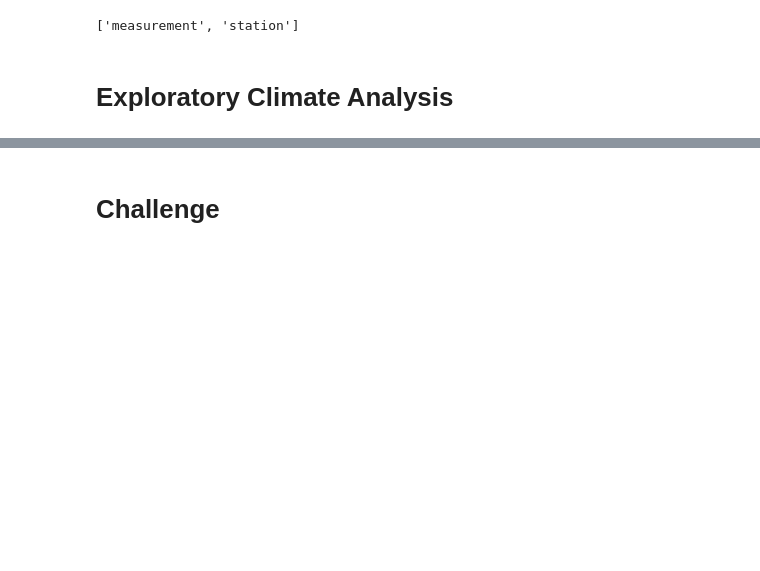
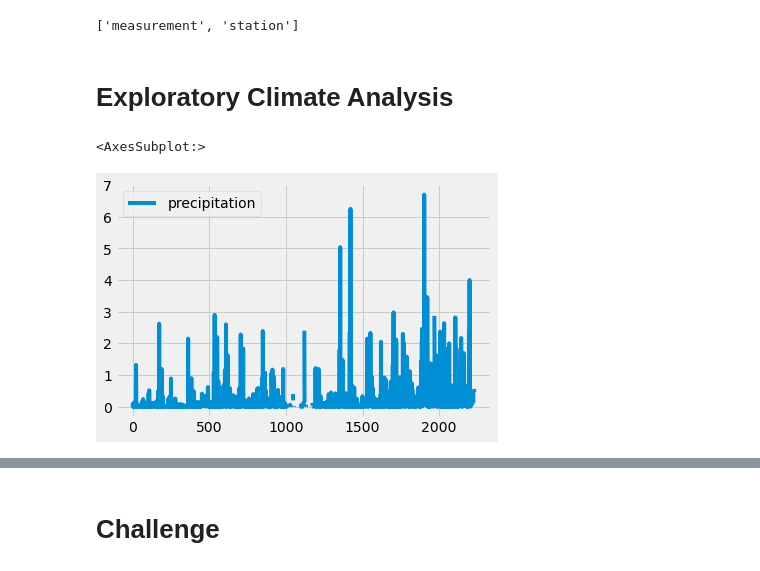
Before and after one commit to Ha-Duong-88/surfs_up, a Jupyter notebook: climate_analysis.ipynb, the cells around one changed output, grey strips where cells are left out. Drawn from its saved outputs; the diff is of its cells as text; code cells hidden in the pictures; blank space fills up the shorter version.

```diff
--- a/climate_analysis.ipynb
+++ b/climate_analysis.ipynb
@@ -64,7 +64,7 @@ Base.classes.keys()
 ## classes, we can give the classes new variable names.
 
 # Save references to each table
-Measurement = BAse.classes.measurement
+Measurement = Base.classes.measurement
 Statiion = Base.classes.station
 
 ## note first letter is capitalized to denote class
@@ -105,0 +80,62 @@ session = Session(engine)
+# %%
+## 9.2.1 - Retrieve precipitation data
+## 9.2.2 - Save query results
+
+# Design a query to retrieve the last 12 months of precipitation data and plot the results.
+#Starting from the last data point in the database.
+## We'll be creating a variable called prev_year and using the datetime dependency that we imported previously
+## This specifies only the most recent date
+## prev_year = dt.date(2017, 8, 23)
+## To calculate the the date one year back, we need to add dt.timedelta() function
+
+
+## This code allows us to trace back 365 days
+# Calculate the date one year from the last date in data set.
+prev_year = dt.date(2017, 8, 23) - dt.timedelta(days=365)
+
+## Define a new variable called results = []
+## Add our session that we created earlier so that we can query our database using session.query()
+## session.query() function is how we'll begin all of our queries in SQLAlchemy.
+## results = session.query(Measurement.date, Measurement.prcp)
+## Since we only want to see the most recent data, we need to filter out all the data that is older than a year from the
+## last record date --> use the filter() function to filter out data.
+## results = session.query(Measurement.date, Measurement.prcp)
+## print(results.all())
+## Last, we'll add a function that extracts all of the results from our query and put them in a list. To do this,
+## add .all() to the end of our existing query.
+# Perform a query to retrieve the data and precipitation scores
+results = session.query(Measurement.date, Measurement.prcp).filter(Measurement.date >= prev_year).all()
+#print(results)
+
+## We have weather results saved in a variable. In order to access it, we have to save it to a Pandas DataFrame.
+## Start by creating a Dataframe variable, df which we will use to save our query results
+## In order to save our results as a DF, we need to provide results variable as one parameter and specify the column
+## names as our second parameter.
+## This saves our query results in two columns, data and precipitation.
+## The DataFrame is represented as variable df
+# Save the query results as a Pandas DataFrame and set the index to the date column
+df = pd.DataFrame(results, columns=['date','precipitation'])
+
+## By setting inplace=False, we can create a new DataFrame
+## We are experimenting by writing over our original DF in order to reduce complexity of code and use fewer variables.
+## If inplace = True --> We're saying that we do not want to create a new DF.
+## df.set_index(df['date'], inplace=True)
+## Print the DF without the index to see the difference
+## print(df.to_string(index=False))
+#print(df)
+## However, since we're using the date as the index, the DF has two data columns
+
+## 9.2.3 - Sort the DataFrame
+## sort the values by date using the sort_index() function. Since we set our index to the date column previously,
+## we can use our new index to sort our results.
+# Sort the dataframe by date
+df = df.sort_index()
+#print(df.to_string(index=False))
+
+## 9.24 - Plot the data
+## use df.plot()
+# Use Pandas Plotting with Matplotlib to plot the data
+df.plot()
+# %% [output]
+<AxesSubplot:>
+[figure, added]
```
Also changed, not shown: parts of 12 cells of this notebook.
